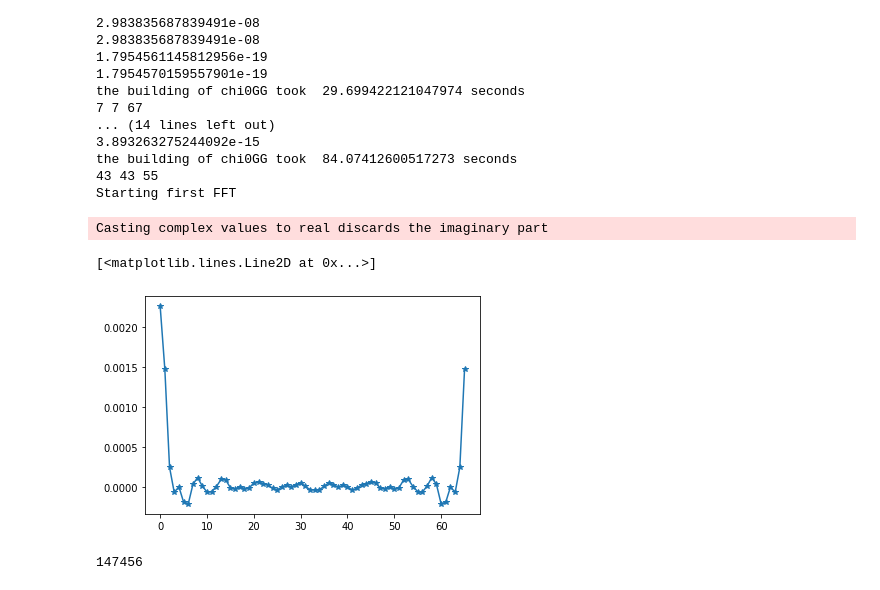
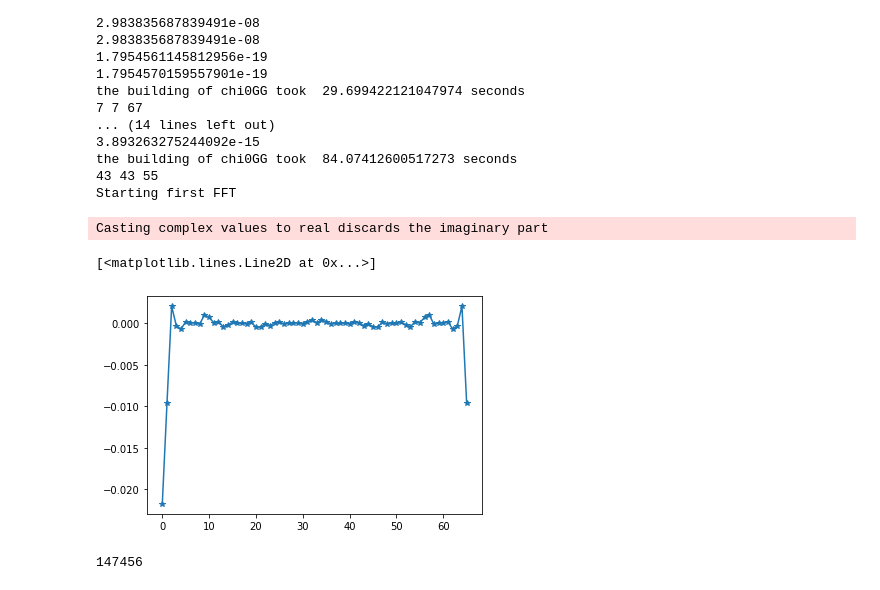
Before and after one commit to acloots2/Thesis_SURFASCOPE, a Jupyter notebook: MatrixSum.ipynb, the cells around one changed output. Cells and saved outputs as stored; diff of their text form; code cells hidden in the pictures.

```diff
--- a/MatrixSum.ipynb
+++ b/MatrixSum.ipynb
@@ -243,11 +394,11 @@ the building of chi0GG took  84.07412600517273 seconds
 43 43 55
 Starting first FFT
 # %%
-plt.plot(chi0rr[1, 1, 0, 1, 7, :], '-*')
+plt.plot(chi0rr[0, 0, 0, 0, 0, :], '-*')
 # %% [output]
 Casting complex values to real discards the imaginary part
 [<matplotlib.lines.Line2D at 0x...>]
-[figure, old version]
+[figure, new version]
 # %%
 #chi0rr.shape
 8*8*48*48
```
Also changed, not shown: parts of 17 cells of this notebook, 1 other file.
